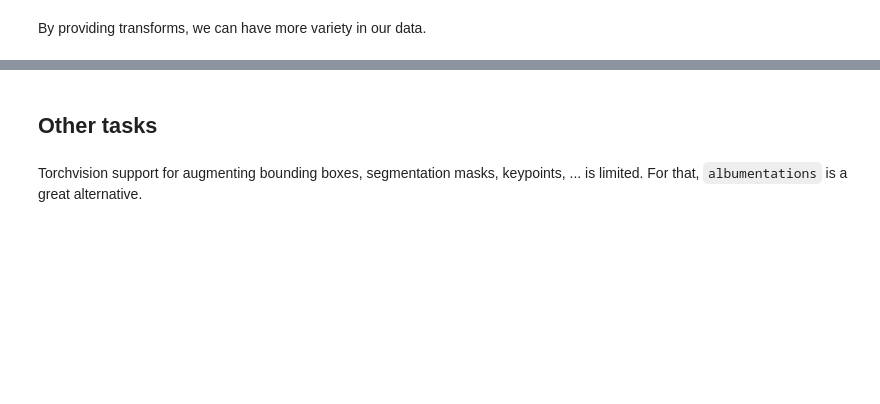
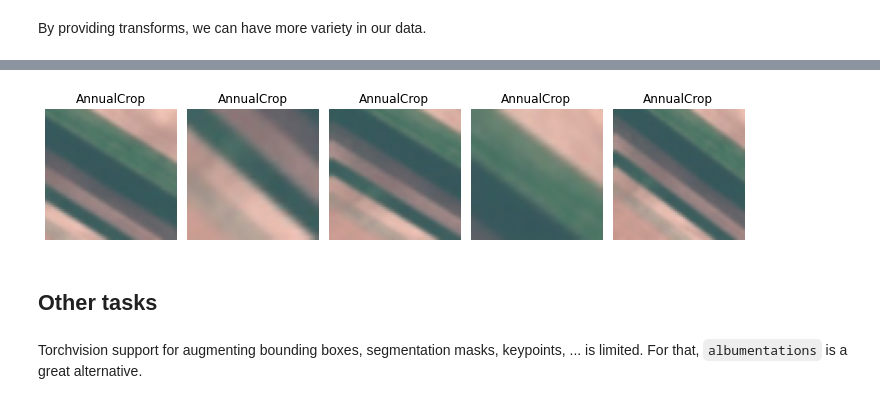
Before and after one commit to earthpulse/pytorchEO, a Jupyter notebook: tutorials/data_augmentation.ipynb, the cells around one changed output, grey strips where cells are left out. Saved outputs shown, nothing was run; the diff lists cells and outputs as text; code cells hidden in the pictures; blank space fills up the shorter version.

```diff
--- a/tutorials/data_augmentation.ipynb
+++ b/tutorials/data_augmentation.ipynb
@@ -78,3 +69,7 @@ plt.show()
+# %%
+plot_sample(ds.test_ds, ds.classes, 0)
+# %% [output]
+[figure, added]
 # %% [markdown]
 ## Other tasks
 # %% [markdown]
```
Also changed, not shown: parts of 11 cells of this notebook, 12 other files.
